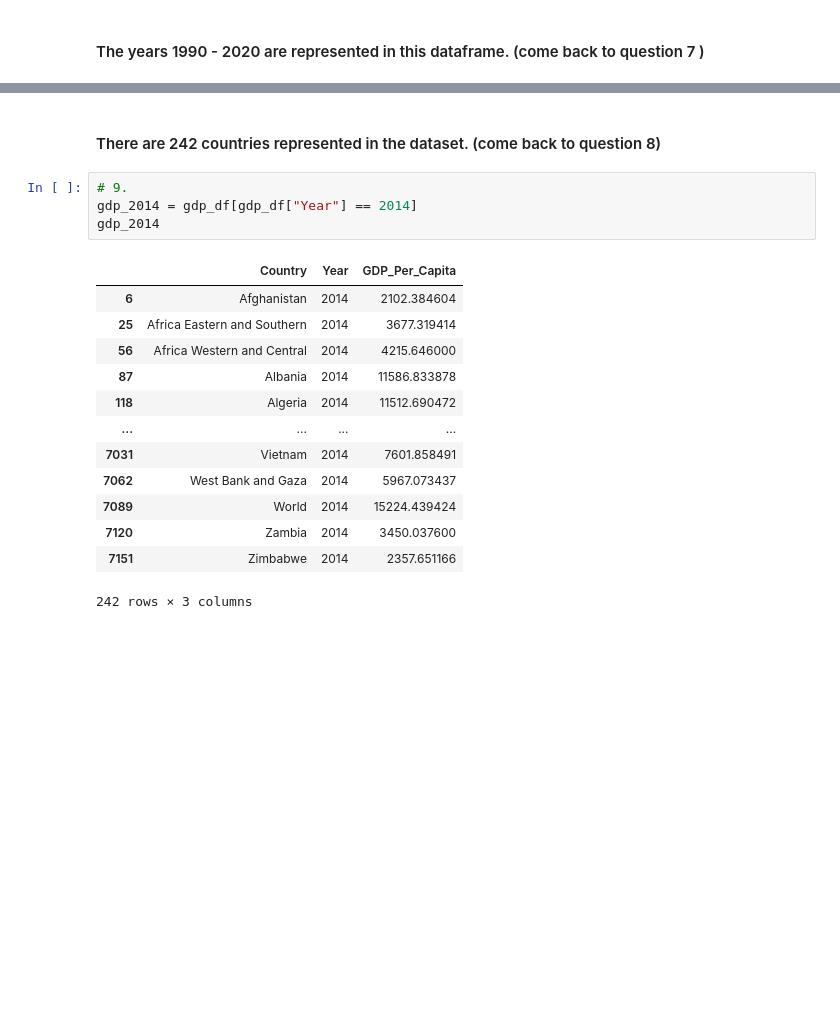
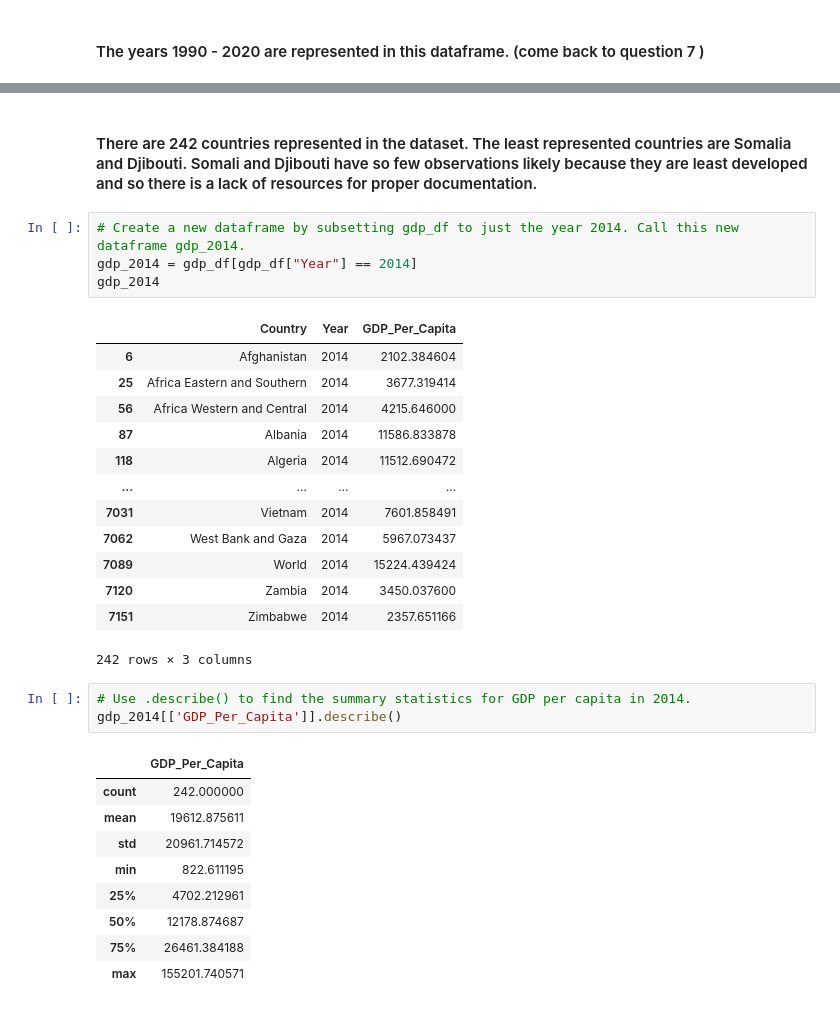
Before and after one commit to nss-data-science-cohort-7/un-exploration-ndidiox, a Jupyter notebook: notebooks/UN_Data_Exploration.ipynb, the cells around one changed output, grey strips where cells are left out. Cells and saved outputs as stored; diff of their text form; blank space fills up the shorter version.

```diff
--- a/notebooks/UN_Data_Exploration.ipynb
+++ b/notebooks/UN_Data_Exploration.ipynb
@@ -107,7 +115,7 @@ countries
 # %% [markdown]
-#### There are 242 countries represented in the dataset. (come back to question 8)
+#### There are 242 countries represented in the dataset. The least represented countries are Somalia and Djibouti. Somali and Djibouti have so few observations likely because they are least developed and so there is a lack of resources for proper documentation.
 # %%
-# 9.
+# Create a new dataframe by subsetting gdp_df to just the year 2014. Call this new dataframe gdp_2014.
 gdp_2014 = gdp_df[gdp_df["Year"] == 2014]
 gdp_2014
 # %% [output]
@@ -124,3 +132,16 @@ gdp_2014
 | 7120 | Zambia | 2014 | 3450.037600 |
 | 7151 | Zimbabwe | 2014 | 2357.651166 |
 242 rows × 3 columns
+# %%
+# Use .describe() to find the summary statistics for GDP per capita in 2014.
+gdp_2014[['GDP_Per_Capita']].describe()
+# %% [output]
+|  | GDP_Per_Capita |
+| count | 242.000000 |
+| mean | 19612.875611 |
+| std | 20961.714572 |
+| min | 822.611195 |
+| 25% | 4702.212961 |
+| 50% | 12178.874687 |
+| 75% | 26461.384188 |
+| max | 155201.740571 |
```
Also changed, not shown: parts of 16 cells of this notebook.
